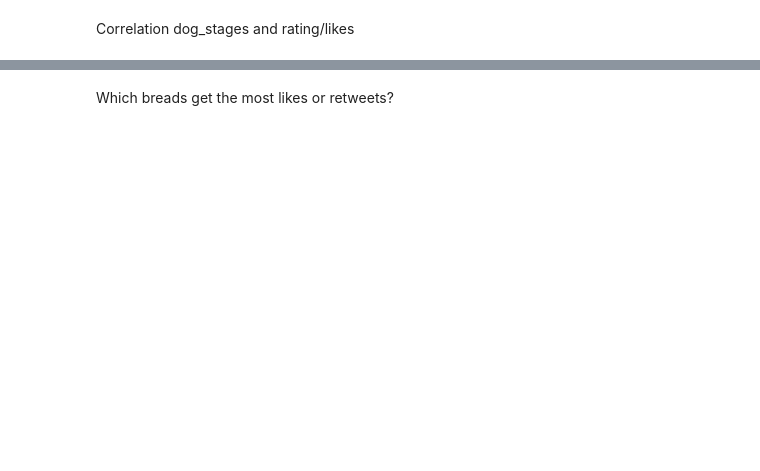
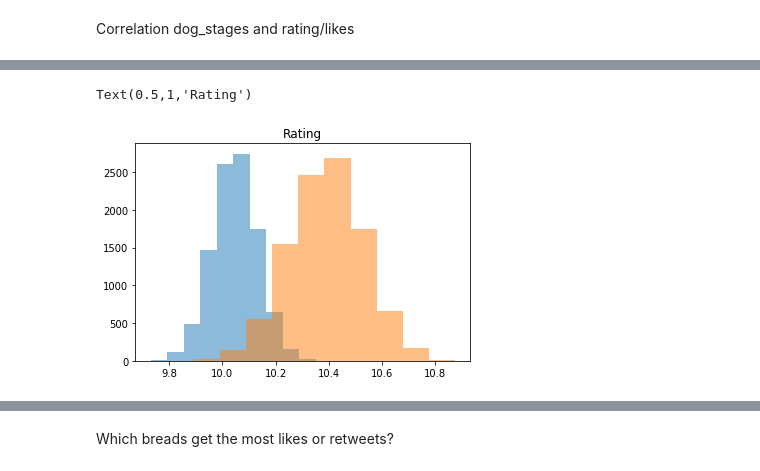
Before and after one commit to VerenaDietrich/WeRateDogs-Analysis, a Jupyter notebook: wrangle_act.ipynb, the cells around one changed output, grey strips where cells are left out. Cells and saved outputs as stored; diff of their text form; code cells hidden in the pictures; blank space fills up the shorter version.

```diff
--- a/wrangle_act.ipynb
+++ b/wrangle_act.ipynb
@@ -644,2 +659,2 @@ If we use only the clearly defind stages and not the combination there is much m
 # %%
-sns.pairplot(tweets_clean[tweets_clean.dog_stages.isin(stages)][['rating_numerator', 'like_counts', 'retweet_counts', 'dog_stages']], hue="dog_stages")
+sample_data = tweets_clean[['rating_numerator','like_counts','retweet_counts','dog_stages']]
@@ -648,0 +675,25 @@ sns.pairplot(tweets_clean[tweets_clean.dog_stages.isin(stages)][['rating_numerat
+# %%
+rating_all_means, rating_pupper_means, rating_diffs = [], [], []
+like_all_means, like_pupper_means, like_diffs = [], [], []
+retweets_all_means, retweets_pupper_means, retweets_diffs = [], [], []
+
+for _ in range(10000):
+    bootsamp = sample_data.sample(len(sample_data), replace = True)
+    #Bootstrap for rating
+    rating_all_mean = bootsamp[bootsamp['dog_stages'] != 'pupper']['rating_numerator'].mean()
+    rating_pupper_mean = bootsamp[bootsamp['dog_stages'] == 'pupper']['rating_numerator'].mean()
+    rating_all_means.append(rating_all_mean)
+    rating_pupper_means.append(rating_pupper_mean)
+    rating_diffs.append(rating_all_mean - rating_pupper_mean)
+    #Bootstrap for likes
+    like_all_mean = bootsamp[bootsamp['dog_stages'] != 'pupper']['like_counts'].mean()
+    like_pupper_mean = bootsamp[bootsamp['dog_stages'] == 'pupper']['like_counts'].mean()
+    like_all_means.append(like_all_mean)
+    like_pupper_means.append(like_pupper_mean)
+    like_diffs.append(like_all_mean - like_pupper_mean)
+    #Bootstrap for retweets
+    retweets_all_mean = bootsamp[bootsamp['dog_stages'] != 'pupper']['retweet_counts'].mean()
+    retweets_pupper_mean = bootsamp[bootsamp['dog_stages'] == 'pupper']['retweet_counts'].mean()
+    retweets_all_means.append(retweets_all_mean)
+    retweets_pupper_means.append(retweets_pupper_mean)
+    retweets_diffs.append(retweets_all_mean - retweets_pupper_mean)
@@ -648,0 +711,8 @@ sns.pairplot(tweets_clean[tweets_clean.dog_stages.isin(stages)][['rating_numerat
+# %%
+#Ratings
+plt.hist(rating_all_means, alpha = 0.5);
+plt.hist(rating_pupper_means, alpha = 0.5);
+plt.title('Rating')
+# %% [output]
+Text(0.5,1,'Rating')
+[figure, added]
```
Also changed, not shown: parts of 52 cells of this notebook.
